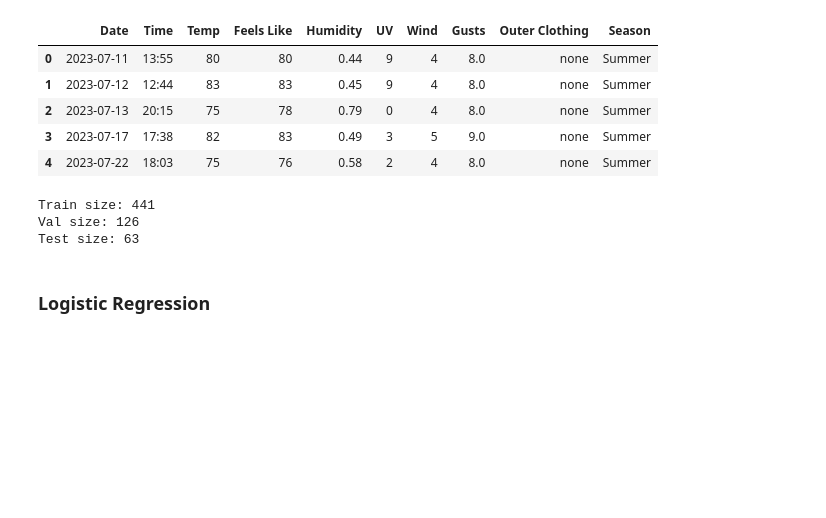
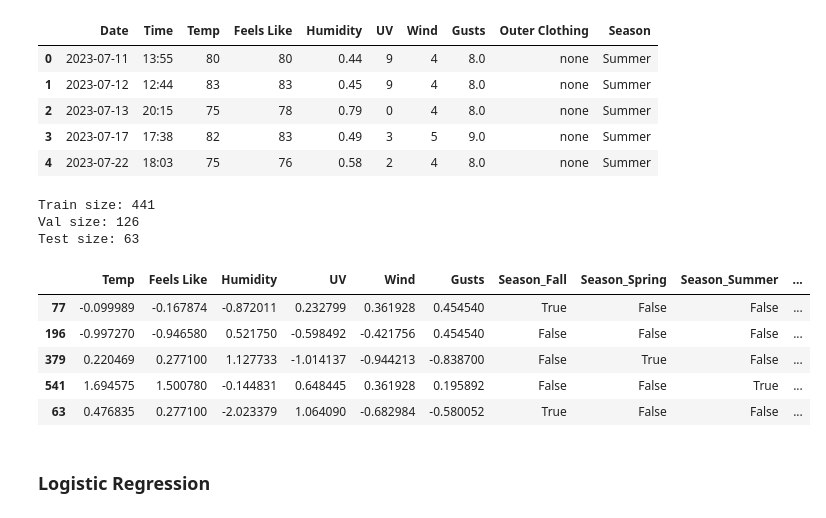
Before and after one commit to tikkikkit21/WeatherML, a Jupyter notebook: research.ipynb, the cells around one changed output. Drawn from its saved outputs; the diff is of its cells as text; code cells hidden in the pictures; blank space fills up the shorter version.

```diff
--- a/research.ipynb
+++ b/research.ipynb
@@ -375,33 +375,40 @@ df_ml.head()
 df_ml.drop(columns=['Date', 'Time'], inplace=True)
 
 # one-hot encode season
 df_ml = pd.get_dummies(df_ml, columns=['Season'])
 
 # split into X/y
 X = df_ml.drop(columns=['Outer Clothing'])
 y = df_ml['Outer Clothing']
 
 # split off testing data
 X_temp, X_test, y_temp, y_test = train_test_split(X, y, test_size=0.1, random_state=1234)
 
 # split rest into training and validation
 X_train, X_val, y_train, y_val = train_test_split(X_temp, y_temp, test_size=2/9, random_state=1234)
 
 # normalize
 numeric_columns = df_ml.select_dtypes(include=['number']).columns
 scaler = StandardScaler()
 X_train[numeric_columns] = scaler.fit_transform(X_train[numeric_columns])
 X_val[numeric_columns] = scaler.transform(X_val[numeric_columns])
 X_test[numeric_columns] = scaler.transform(X_test[numeric_columns])
 
 # print results
 print('Train size:', X_train.shape[0])
 print('Val size:', X_val.shape[0])
 print('Test size:', X_test.shape[0])
+X_train.head()
 # %% [output]
 Train size: 441
 Val size: 126
 Test size: 63
+|  | Temp | Feels Like | Humidity | UV | Wind | Gusts | Season_Fall | Season_Spring | Season_Summer | ... |
+| 77 | -0.099989 | -0.167874 | -0.872011 | 0.232799 | 0.361928 | 0.454540 | True | False | False | ... |
+| 196 | -0.997270 | -0.946580 | 0.521750 | -0.598492 | -0.421756 | 0.454540 | False | False | False | ... |
+| 379 | 0.220469 | 0.277100 | 1.127733 | -1.014137 | -0.944213 | -0.838700 | False | True | False | ... |
+| 541 | 1.694575 | 1.500780 | -0.144831 | 0.648445 | 0.361928 | 0.195892 | False | False | True | ... |
+| 63 | 0.476835 | 0.277100 | -2.023379 | 1.064090 | -0.682984 | -0.580052 | True | False | False | ... |
 # %% [markdown]
 ### Logistic Regression
 # %%
```
Also changed, not shown: parts of 2 cells of this notebook.
